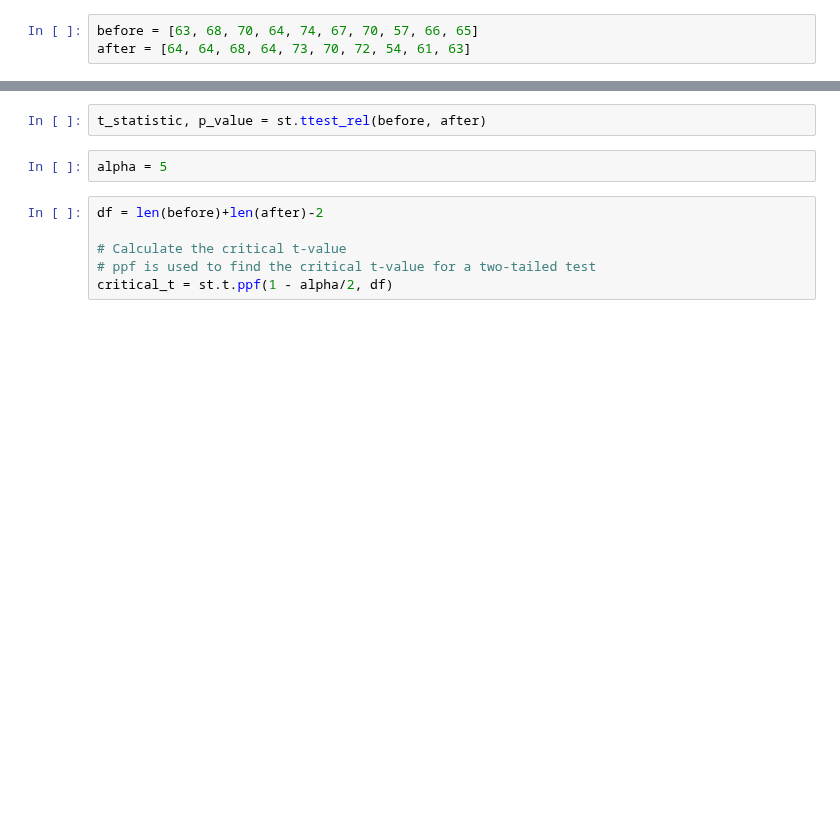
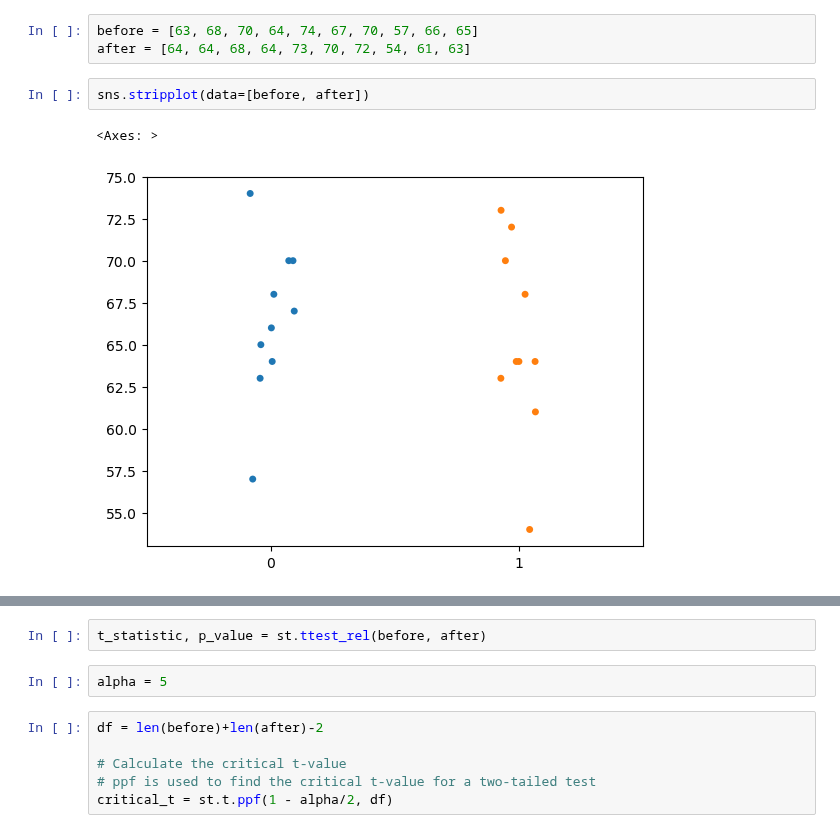
Before and after one commit to keithmmc/appliedstats, a Jupyter notebook: tasks.ipynb, the cells around one changed output, grey strips where cells are left out. Drawn from its saved outputs; the diff is of its cells as text; blank space fills up the shorter version.

```diff
--- a/tasks.ipynb
+++ b/tasks.ipynb
@@ -548,3 +553,8 @@ In this section We have looked at normal distubution and how to create this usin
 # %%
 before = [63, 68, 70, 64, 74, 67, 70, 57, 66, 65]
 after = [64, 64, 68, 64, 73, 70, 72, 54, 61, 63]
+# %%
+sns.stripplot(data=[before, after])
+# %% [output]
+<Axes: >
+[figure, added]
```
Also changed, not shown: parts of 15 cells of this notebook.
